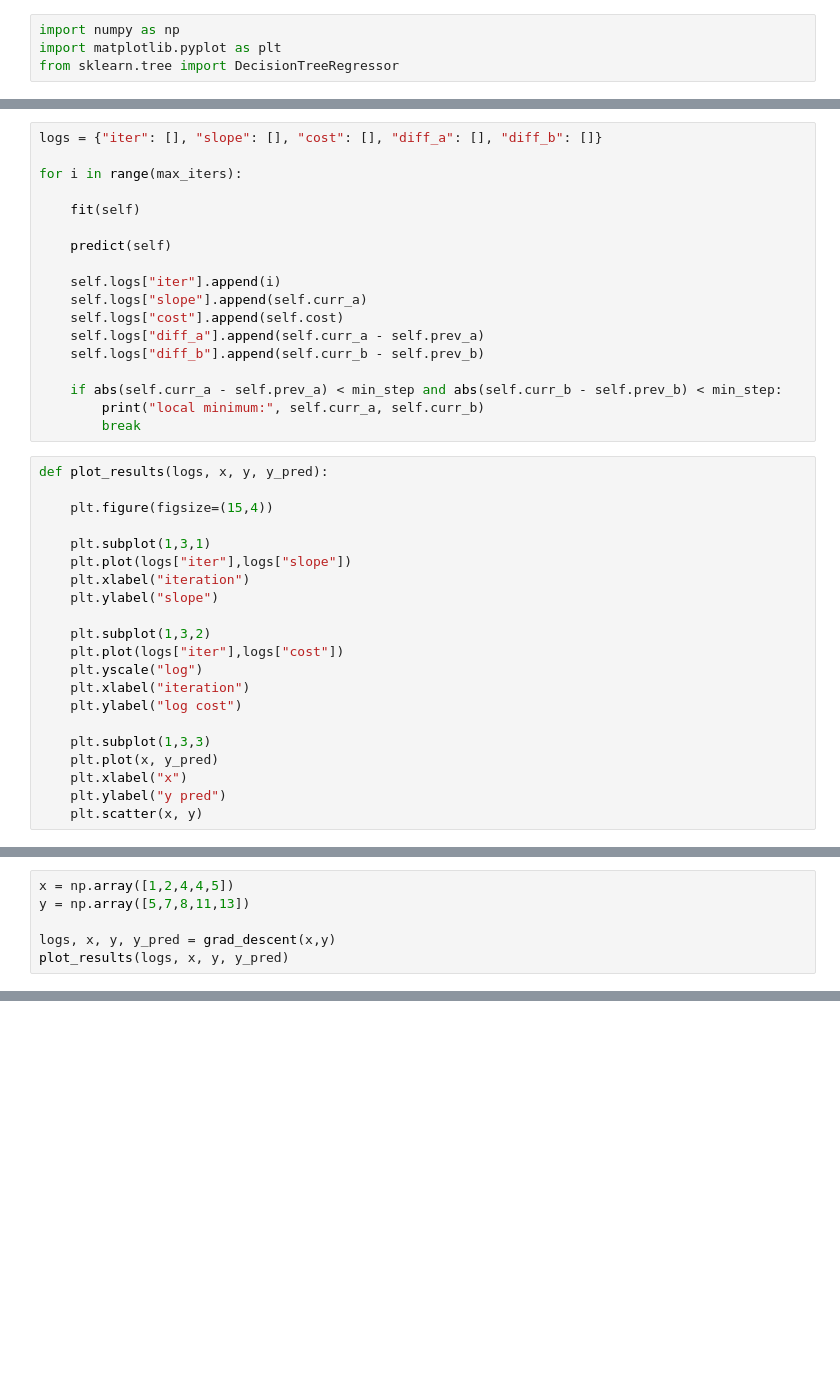
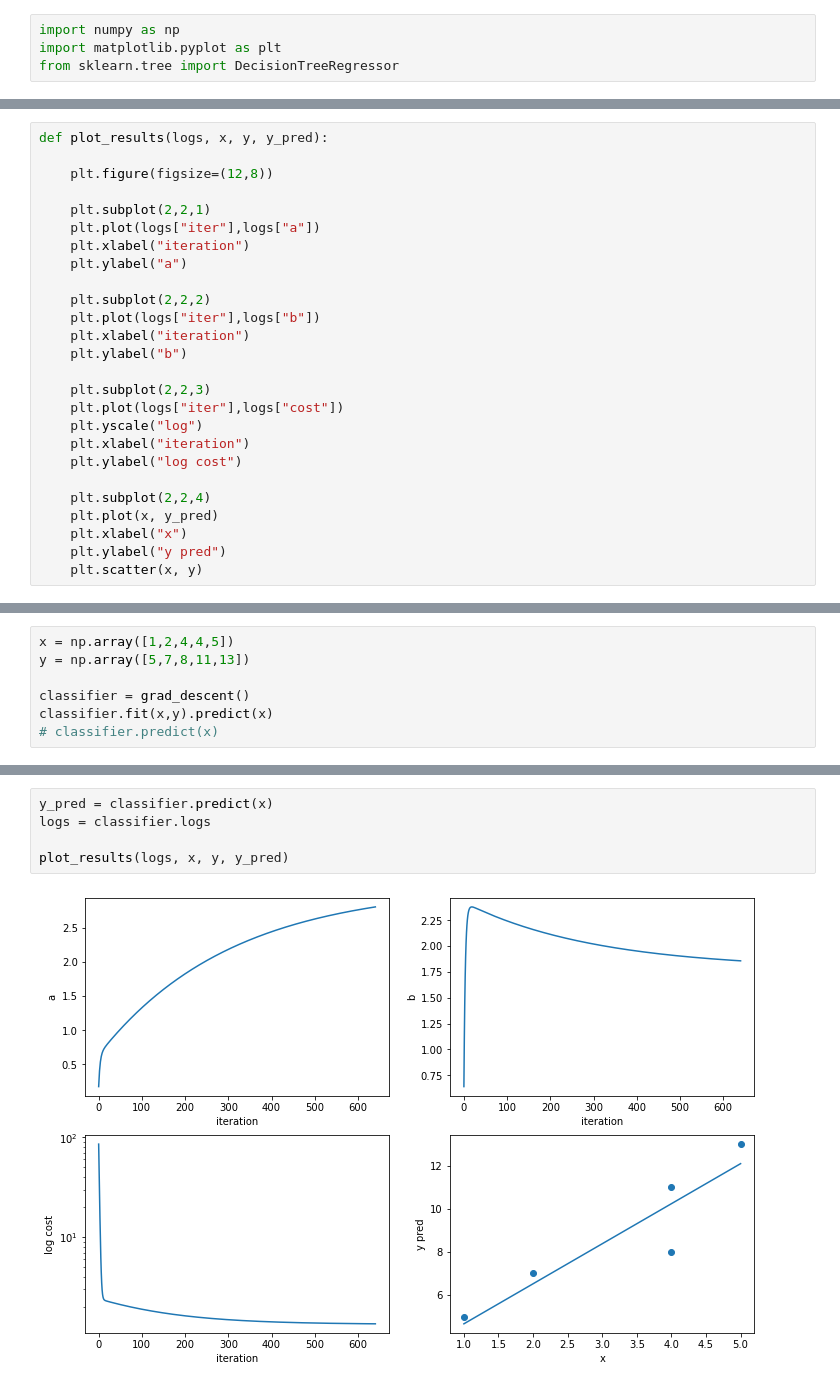
Before and after one commit to gabi-melo/machine-learning, a Jupyter notebook: gradient_descent_class.ipynb, the cells around one changed output, grey strips where cells are left out. Cells and saved outputs as stored; diff of their text form; blank space fills up the shorter version.

```diff
--- a/gradient_descent_class.ipynb
+++ b/gradient_descent_class.ipynb
@@ -35,38 +57,25 @@ class grad_descent:
-# %%
-logs = {"iter": [], "slope": [], "cost": [], "diff_a": [], "diff_b": []}
-
-for i in range(max_iters):
-
-    fit(self)
-
-    predict(self)
-
-    self.logs["iter"].append(i)
-    self.logs["slope"].append(self.curr_a)
-    self.logs["cost"].append(self.cost)
-    self.logs["diff_a"].append(self.curr_a - self.prev_a)
-    self.logs["diff_b"].append(self.curr_b - self.prev_b)
-
-    if abs(self.curr_a - self.prev_a) < min_step and abs(self.curr_b - self.prev_b) < min_step:
-        print("local minimum:", self.curr_a, self.curr_b)
-        break
 # %%
 def plot_results(logs, x, y, y_pred):
 
-    plt.figure(figsize=(15,4))
+    plt.figure(figsize=(12,8))
 
-    plt.subplot(1,3,1)
-    plt.plot(logs["iter"],logs["slope"])
+    plt.subplot(2,2,1)
+    plt.plot(logs["iter"],logs["a"])
     plt.xlabel("iteration")
-    plt.ylabel("slope")
+    plt.ylabel("a")
 
-    plt.subplot(1,3,2)
+    plt.subplot(2,2,2)
+    plt.plot(logs["iter"],logs["b"])
+    plt.xlabel("iteration")
+    plt.ylabel("b")
+
+    plt.subplot(2,2,3)
     plt.plot(logs["iter"],logs["cost"])
     plt.yscale("log")
     plt.xlabel("iteration")
     plt.ylabel("log cost")
 
-    plt.subplot(1,3,3)
+    plt.subplot(2,2,4)
     plt.plot(x, y_pred)
     plt.xlabel("x")
     plt.ylabel("y pred")
@@ -75,5 +88,6 @@ def plot_results(logs, x, y, y_pred):
 x = np.array([1,2,4,4,5])
 y = np.array([5,7,8,11,13])
 
-logs, x, y, y_pred = grad_descent(x,y)
-plot_results(logs, x, y, y_pred)
+classifier = grad_descent()
+classifier.fit(x,y).predict(x)
+# classifier.predict(x)
@@ -79,0 +99,7 @@ plot_results(logs, x, y, y_pred)
+# %%
+y_pred = classifier.predict(x)
+logs = classifier.logs
+
+plot_results(logs, x, y, y_pred)
+# %% [output]
+[figure, added]
```
Also changed, not shown: parts of 4 cells of this notebook, 1 other file.
